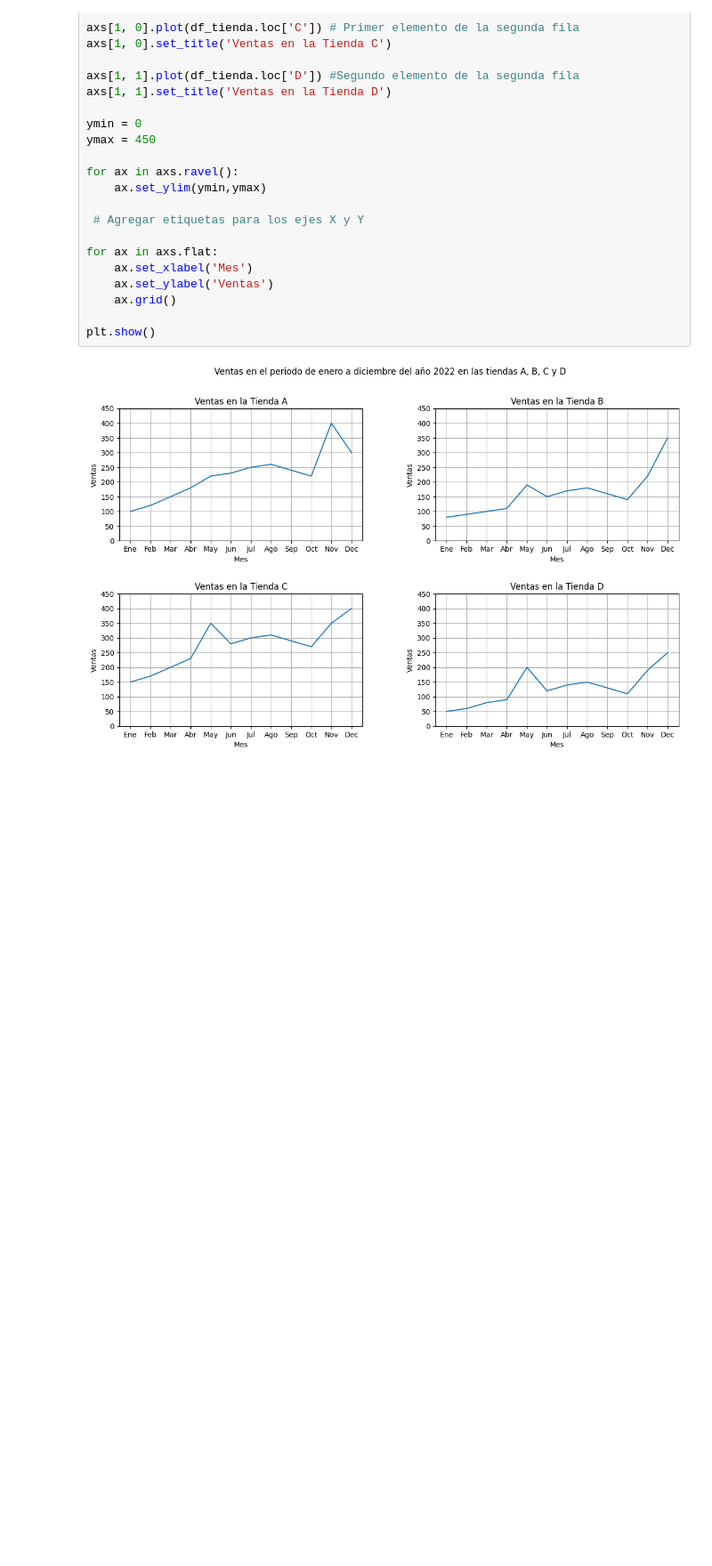
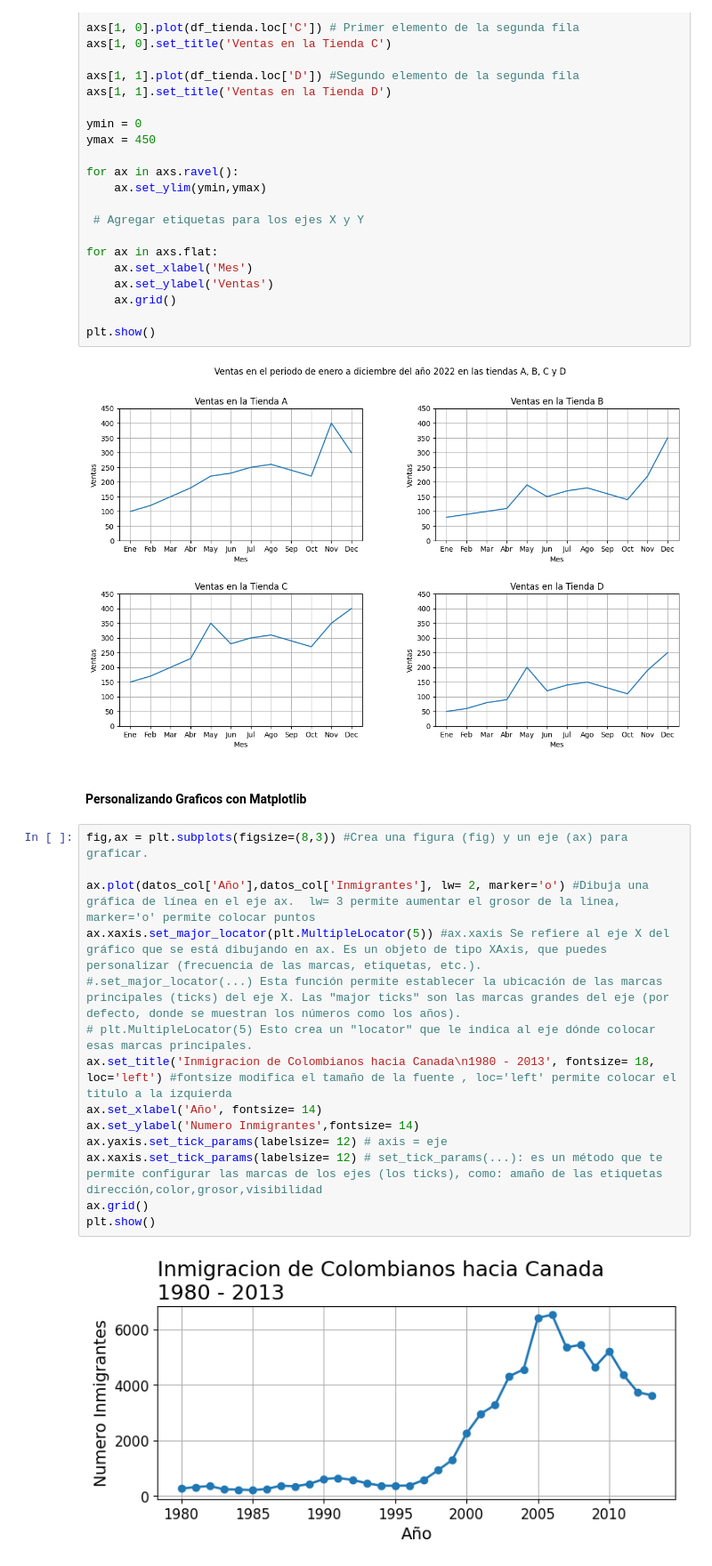
Before and after one commit to Starleen1996/Pandas-E-S, a Jupyter notebook: Visualización_de_datos.ipynb, the cells around one changed output. Shown at 89% size. Drawn from its saved outputs; the diff is of its cells as text; blank space fills up the shorter version.

```diff
--- a/Visualización_de_datos.ipynb
+++ b/Visualización_de_datos.ipynb
@@ -389,3 +389,21 @@ for ax in axs.flat:
 plt.show()
 # %% [output]
 [figure]
+# %% [markdown]
+#### Personalizando Graficos con Matplotlib
+# %%
+fig,ax = plt.subplots(figsize=(8,3)) #Crea una figura (fig) y un eje (ax) para graficar.
+
+ax.plot(datos_col['Año'],datos_col['Inmigrantes'], lw= 2, marker='o') #Dibuja una gráfica de línea en el eje ax.  lw= 3 permite aumentar el grosor de la linea, marker='o' permite colocar puntos
+ax.xaxis.set_major_locator(plt.MultipleLocator(5)) #ax.xaxis Se refiere al eje X del gráfico que se está dibujando en ax. Es un objeto de tipo XAxis, que puedes personalizar (frecuencia de las marcas, etiquetas, etc.).
+#.set_major_locator(...) Esta función permite establecer la ubicación de las marcas principales (ticks) del eje X. Las "major ticks" son las marcas grandes del eje (por defecto, donde se muestran los números como los años).
+# plt.MultipleLocator(5) Esto crea un "locator" que le indica al eje dónde colocar esas marcas principales.
+ax.set_title('Inmigracion de Colombianos hacia Canada\n1980 - 2013', fontsize= 18, loc='left') #fontsize modifica el tamaño de la fuente , loc='left' permite colocar el titulo a la izquierda
+ax.set_xlabel('Año', fontsize= 14)
+ax.set_ylabel('Numero Inmigrantes',fontsize= 14)
+ax.yaxis.set_tick_params(labelsize= 12) # axis = eje
+ax.xaxis.set_tick_params(labelsize= 12) # set_tick_params(...): es un método que te permite configurar las marcas de los ejes (los ticks), como: amaño de las etiquetas dirección,color,grosor,visibilidad
+ax.grid()
+plt.show()
+# %% [output]
+[figure, added]
```
Also changed, not shown: parts of 6 cells of this notebook.
